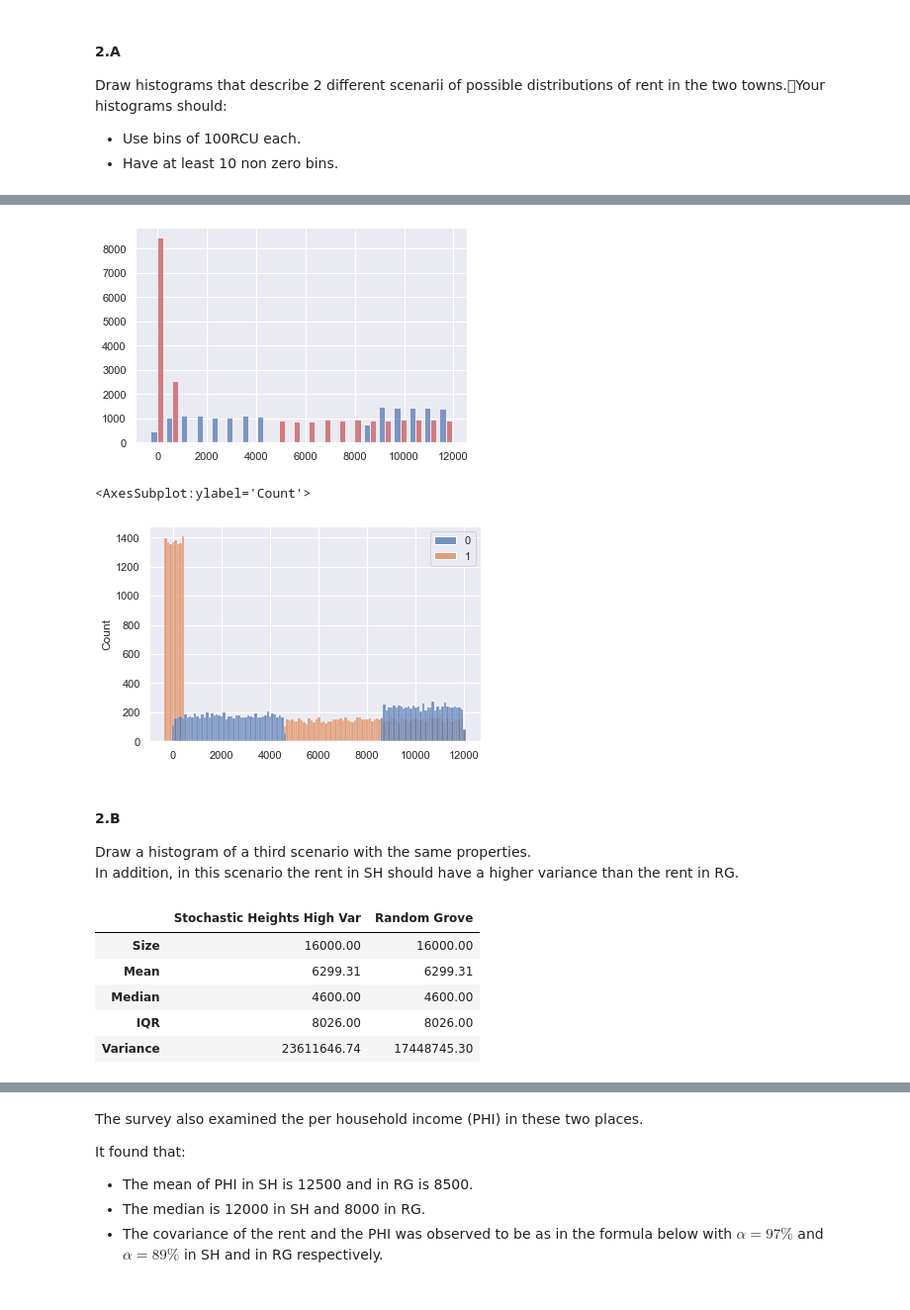
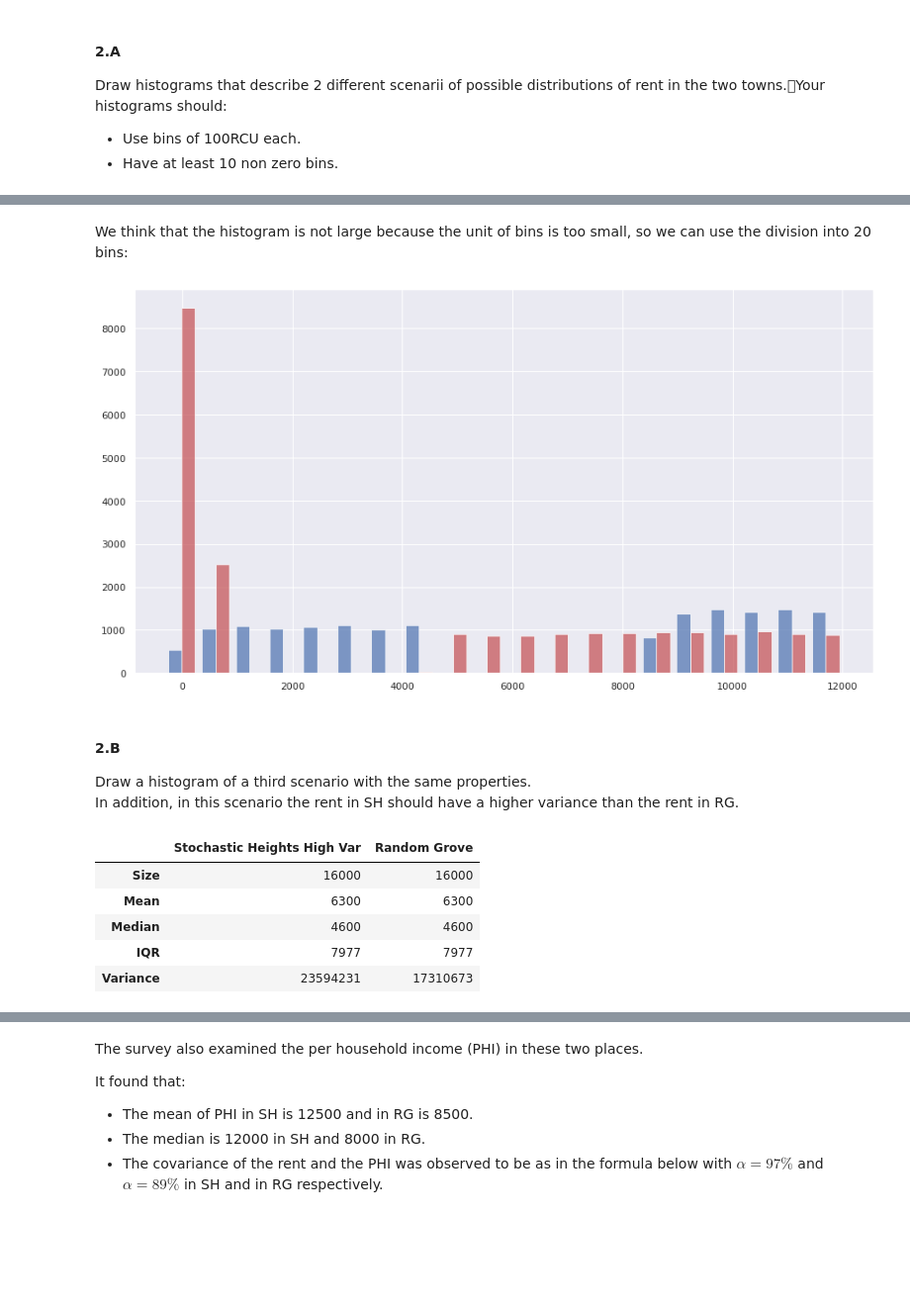
Before and after one commit to ronigold/Statistics_HW, a Jupyter notebook: HW1.ipynb, the cells around one changed output, grey strips where cells are left out. Shown at 99% size. Cells and saved outputs as stored; diff of their text form; code cells hidden in the pictures; blank space fills up the shorter version.

```diff
--- a/HW1.ipynb
+++ b/HW1.ipynb
@@ -206,7 +208,7 @@ def ganrate_2_dists(medianA, meanA, num_samplesA, max_rangeA, medianB, meanB, nu
         median_arr, half_num_samples = get_median_arr(num_samples, median)
         if median<=mean:
             bottom_half = create_random_dist(half_num_samples, 0, median-1)
-            top_half = create_dist_with_mean(num_samples = half_num_samples, mean = find_dist_mean(np.mean(bottom_half), mean), eps = (mean-median))
+            top_half = create_dist_with_mean(num_samples = half_num_samples, mean = find_dist_mean(np.mean(bottom_half), mean+1), eps = (mean-median))
         else:
             top_half = create_random_dist(half_num_samples, median+1, max_range)
             bottom_half = create_dist_with_mean(num_samples = half_num_samples, mean = find_dist_mean(np.mean(top_half), mean), eps = (median-mean))
@@ -216,8 +218,8 @@ def ganrate_2_dists(medianA, meanA, num_samplesA, max_rangeA, medianB, meanB, nu
 
 def df_2_dist(dist_a, dist_b, name_a, name_b):
     df = pd.DataFrame()
-    df[name_a] = pd.Series({'Size': round(len(dist_a),2), 'Mean': round(np.mean(dist_a),2), 'Median': round(np.median(dist_a),2), 'IQR': round(stats.iqr(dist_a),2), 'Variance': round(np.var(dist_a),2)})
-    df[name_b] = pd.Series({'Size': round(len(dist_b),2), 'Mean': round(np.mean(dist_b),2), 'Median': round(np.median(dist_b),2), 'IQR': round(stats.iqr(dist_b),2), 'Variance': round(np.var(dist_b),2)})
+    df[name_a] = pd.Series({'Size': round(len(dist_a)), 'Mean': round(np.mean(dist_a)), 'Median': round(np.median(dist_a)), 'IQR': round(stats.iqr(dist_a)), 'Variance': round(np.var(dist_a))})
+    df[name_b] = pd.Series({'Size': round(len(dist_b)), 'Mean': round(np.mean(dist_b)), 'Median': round(np.median(dist_b)), 'IQR': round(stats.iqr(dist_b)), 'Variance': round(np.var(dist_b))})
     return df
 # %%
 %%time
@@ -236,12 +245,10 @@ df_2_dist(rent_sh, rent_rg, 'Stochastic Heights (Rent)', 'Random Grove (Rent)')
+# %% [markdown]
+We think that the histogram is not large because the unit of bins is too small, so we can use the division into 20 bins:
 # %%
-hist_plot = plt.hist([rent_sh, rent_rg], color=['b', 'r'], alpha=0.7, bins = 20)
+plt.figure(figsize=(15,8))
+hist_plot = plt.hist([rent_sh, rent_rg], color=['b','r'], alpha=0.7, bins = 20)
 # %% [output]
-[figure, old version]
+[figure, new version]
-# %%
-sns.histplot(data = [rent_sh, rent_rg], binwidth = 100)
-# %% [output]
-<AxesSubplot:ylabel='Count'>
-[figure, removed]
 # %% [markdown]
 #### 2.B
 Draw a histogram of a third scenario with the same properties. <br>
@@ -264,8 +271,8 @@ rent_sh_higher_var = increases_variance_without_changing_the_median_or_mean(rent
 df_2_dist(rent_sh_higher_var, rent_sh, 'Stochastic Heights High Var', 'Random Grove')
 # %% [output]
 |  | Stochastic Heights High Var | Random Grove |
-| Size | 16000.00 | 16000.00 |
-| Mean | 6299.31 | 6299.31 |
-| Median | 4600.00 | 4600.00 |
-| IQR | 8026.00 | 8026.00 |
-| Variance | 23611646.74 | 17448745.30 |
+| Size | 16000 | 16000 |
+| Mean | 6300 | 6300 |
+| Median | 4600 | 4600 |
+| IQR | 7977 | 7977 |
+| Variance | 23594231 | 17310673 |
```
Also changed, not shown: parts of 19 cells of this notebook.
